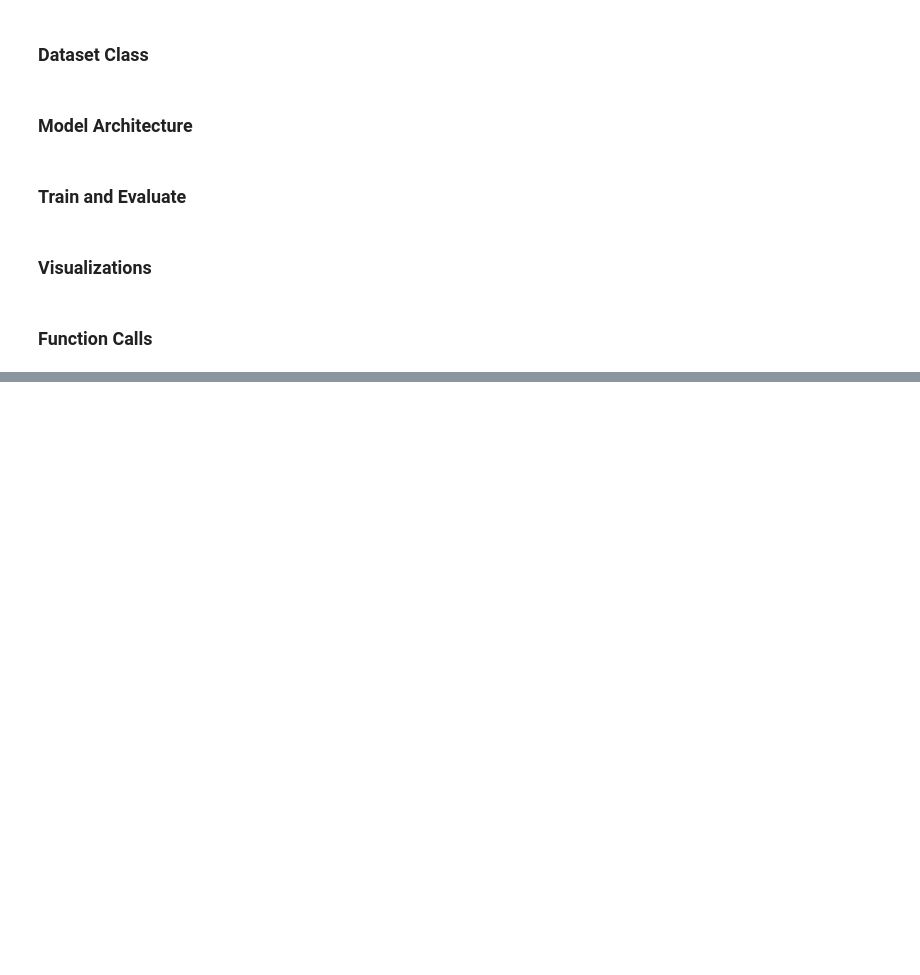
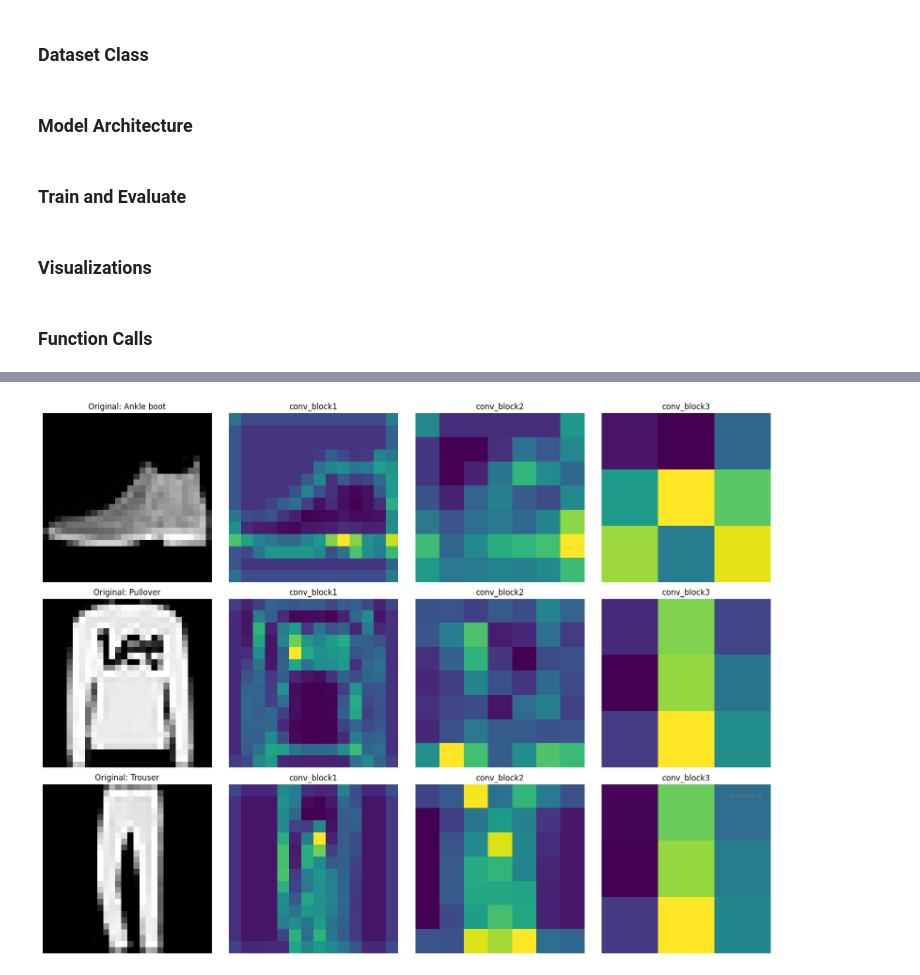
Before and after one commit to IamSid44/Machine-Learning-methods-and-models, a Jupyter notebook: classification/01_multitask_cnn_fmnist.ipynb, the cells around one changed output, grey strips where cells are left out. Cells and saved outputs as stored; diff of their text form; code cells hidden in the pictures; blank space fills up the shorter version.

```diff
--- a/classification/01_multitask_cnn_fmnist.ipynb
+++ b/classification/01_multitask_cnn_fmnist.ipynb
@@ -578,7 +587,7 @@ def train_model(model, train_loader, val_loader, config, device):
 # %% [markdown]
 ### Visualizations
 # %%
-def visualize_feature_maps(model, test_loader, device, num_images=3):
+def visualize_feature_maps(model, test_loader, device, num_images=3, model_name="best_model"):
     """
     Visualize intermediate feature maps for test images.
 
@@ -587,6 +596,7 @@ def visualize_feature_maps(model, test_loader, device, num_images=3):
         test_loader: Test data loader
         device: Device
         num_images: Number of test images to visualize
+        model_name: Name of the model for logging
     """
     model.eval()
 
@@ -626,16 +636,6 @@ def visualize_feature_maps(model, test_loader, device, num_images=3):
     plt.tight_layout()
     add_username("siddarth.g")
 
-    run = wandb.init(
-        project="q1-fashion-mnist-multitask",
-        name=f"siddarth.g_{exp_config['name']}",
-        config=exp_config,
-        reinit=True
-    )
-    # Save figure
-    wandb.log({"feature_maps": wandb.Image(fig)})
-    wandb.finish()
-
     plt.show()
     plt.close()
 
@@ -655,6 +655,7 @@ def visualize_feature_maps(model, test_loader, device, num_images=3):
     print("  - Recognizes specific clothing regions and overall garment structure")
     print("  - Provides abstract representations useful for both classification and ink prediction")
     print("  - Helps distinguish between similar categories (shirts vs. t-shirts)")
+
 
 
 def plot_training_curves(history, title_suffix=""):
@@ -951,29 +1354,47 @@ print_separator()
 # %%
-df_results = pd.DataFrame(results)
+# Load the best model and visualize feature maps
+print("\n=== LOADING BEST MODEL FOR FEATURE VISUALIZATION ===")
+print_separator()
 
-# Find best models
-best_acc_idx = df_results['val_accuracy'].idxmax()
-best_rmse_idx = df_results['val_rmse'].idxmin()
+if USE_SWEEP:
+    print("For sweep mode, you need to manually download the best model from wandb")
+    print("Then update the model_path variable below")
+    model_path = "path_to_best_model.pth"  # Update this
+else:
+    # Get the best model from manual runs
+    best_model_result = sorted(all_results, key=lambda x: x['val_accuracy'], reverse=True)[0]
 
-best_acc_model = df_results.loc[best_acc_idx]
-best_rmse_model = df_results.loc[best_rmse_idx]
+    print(f"Best Model: {best_model_result['name']}")
+    print(f"Val Accuracy: {best_model_result['val_accuracy']:.4f}")
+    print(f"Test Accuracy: {best_model_result['test_accuracy']:.4f}")
+    print(f"Model Path: {best_model_result['model_path']}")
+    print_separator()
 
-# NOTE: Feature map visualization requires the actual model object
-# Since we're loading results from wandb API, the models aren't available in memory
-# To visualize feature maps, you would need to:
-# 1. Save model checkpoints during training with wandb.save()
-# 2. Load the model from wandb artifacts here
-# 3. Then call visualize_feature_maps()
+    # Load the saved model
+    checkpoint = torch.load(best_model_result['model_path'], weights_only=False)
 
-# Commented out - model object not available from API results
-# print("\n=== FEATURE MAP VISUALIZATION ===")
-# print(f"Using model: {results[best_acc_idx]['name']}\n")
-# visualize_feature_maps(
-#     results[best_acc_idx]['model'],
-#     test_loader,
-#     DEVICE,
-#     num_images=3
-# )
+    # Recreate model architecture
+    loaded_model = MultiTaskCNN(
+        num_classes=10,
+        dropout_rate=checkpoint['config']['dropout'],
+        num_filters=checkpoint['config']['num_filters']
+    )
+
+    # Load model weights
+    loaded_model.load_state_dict(checkpoint['model_state_dict'])
+    loaded_model = loaded_model.to(DEVICE)
+    loaded_model.eval()
+
+    print("Model loaded successfully!")
+    print_separator()
+
+    # Visualize feature maps
+    print("\n=== FEATURE MAP VISUALIZATION ===")
+    visualize_feature_maps(loaded_model, test_loader, DEVICE, num_images=3, model_name=best_model_result['name'])
+
+# Hyperparameter Analysis Plots
+print("\n=== HYPERPARAMETER ANALYSIS ===")
+print_separator()
 
 fig, axes = plt.subplots(2, 3, figsize=(18, 10))
 
@@ -995,11 +1416,28 @@ axes[0, 1].set_title('Effect of lambda2 on Regression')
 axes[0, 1].grid(True, alpha=0.3)
 plt.colorbar(scatter2, ax=axes[0, 1], label='lambda1')
 
+# Get best models for plotting
+if USE_SWEEP:
+    best_acc_model_plot = results_sorted[0]
+    best_rmse_model_plot = results_sorted_rmse[0]
+else:
+    best_acc_model_plot = sorted(all_results, key=lambda x: x['val_accuracy'], reverse=True)[0]
+    best_rmse_model_plot = sorted(all_results, key=lambda x: x['val_rmse'])[0]
+    # Convert to dict format
+    best_acc_model_plot = {
+        'test_accuracy': best_acc_model_plot['test_accuracy'],
+        'test_rmse': best_acc_model_plot['test_rmse']
+    }
+    best_rmse_model_plot = {
+        'test_accuracy': best_rmse_model_plot['test_accuracy'],
+        'test_rmse': best_rmse_model_plot['test_rmse']
+    }
+
 # 3. Accuracy vs RMSE trade-off
 axes[0, 2].scatter(df_results['test_accuracy'], df_results['test_rmse'], s=100, alpha=0.7)
-axes[0, 2].scatter(best_acc_model['test_accuracy'], best_acc_model['test_rmse'],
+axes[0, 2].scatter(best_acc_model_plot['test_accuracy'], best_acc_model_plot['test_rmse'],
                     c='red', s=200, marker='*', label='Best Acc', edgecolors='black', linewidths=2)
-axes[0, 2].scatter(best_rmse_model['test_accuracy'], best_rmse_model['test_rmse'],
+axes[0, 2].scatter(best_rmse_model_plot['test_accuracy'], best_rmse_model_plot['test_rmse'],
                     c='green', s=200, marker='*', label='Best RMSE', edgecolors='black', linewidths=2)
 axes[0, 2].set_xlabel('Test Accuracy')
 axes[0, 2].set_ylabel('Test RMSE')
@@ -1041,3 +1479,4 @@ ax2.legend(loc='upper right')
 plt.tight_layout()
 add_username("siddarth.g")
 plt.show()
+# %% [output]
@@ -1043,0 +1494 @@ plt.show()
+[figure, added]
```
Also changed, not shown: parts of 12 cells of this notebook, 13 other files.
